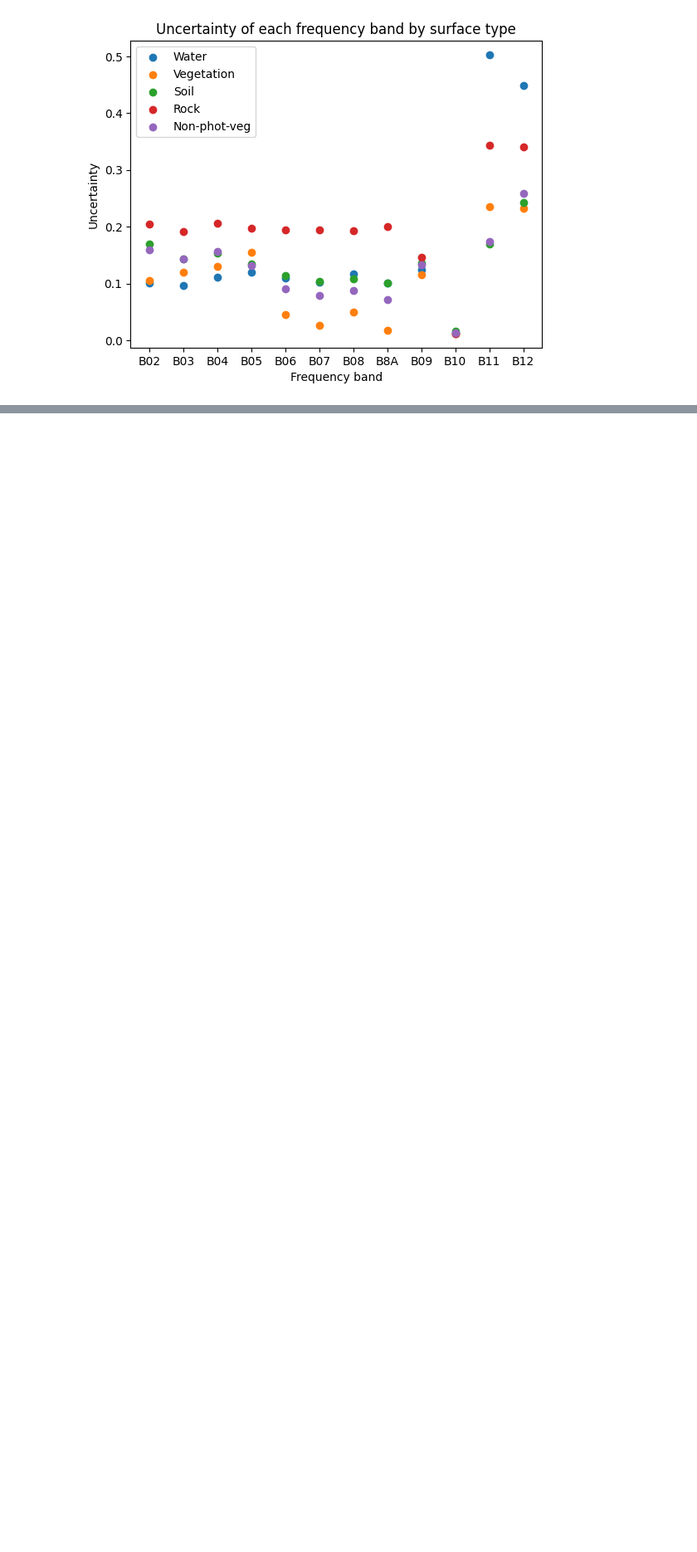
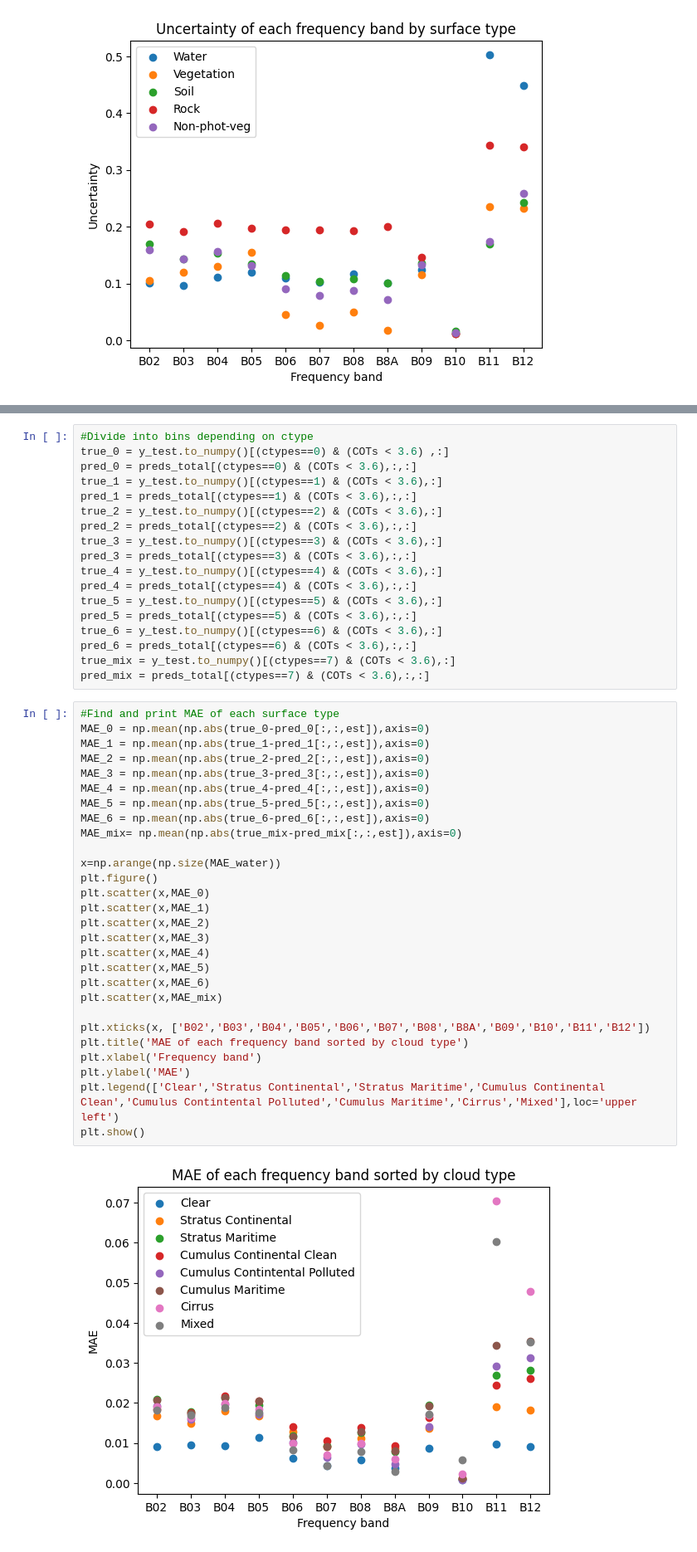
Before and after one commit to chiara-aisweden/cloud_rm, a Jupyter notebook: Showroom.ipynb, the cells around one changed output, grey strips where cells are left out. Shown at 83% size. Cells and saved outputs as stored; diff of their text form; blank space fills up the shorter version.

```diff
--- a/Showroom.ipynb
+++ b/Showroom.ipynb
@@ -424,6 +391,54 @@ plt.legend(['Clear','Stratus Continental','Stratus Maritime','Cumulus Continenta
 plt.show()
 # %% [output]
 [figure]
+# %%
+#Divide into bins depending on ctype
+true_0 = y_test.to_numpy()[(ctypes==0) & (COTs < 3.6) ,:]
+pred_0 = preds_total[(ctypes==0) & (COTs < 3.6),:,:]
+true_1 = y_test.to_numpy()[(ctypes==1) & (COTs < 3.6),:]
+pred_1 = preds_total[(ctypes==1) & (COTs < 3.6),:,:]
+true_2 = y_test.to_numpy()[(ctypes==2) & (COTs < 3.6),:]
+pred_2 = preds_total[(ctypes==2) & (COTs < 3.6),:,:]
+true_3 = y_test.to_numpy()[(ctypes==3) & (COTs < 3.6),:]
+pred_3 = preds_total[(ctypes==3) & (COTs < 3.6),:,:]
+true_4 = y_test.to_numpy()[(ctypes==4) & (COTs < 3.6),:]
+pred_4 = preds_total[(ctypes==4) & (COTs < 3.6),:,:]
+true_5 = y_test.to_numpy()[(ctypes==5) & (COTs < 3.6),:]
+pred_5 = preds_total[(ctypes==5) & (COTs < 3.6),:,:]
+true_6 = y_test.to_numpy()[(ctypes==6) & (COTs < 3.6),:]
+pred_6 = preds_total[(ctypes==6) & (COTs < 3.6),:,:]
+true_mix = y_test.to_numpy()[(ctypes==7) & (COTs < 3.6),:]
+pred_mix = preds_total[(ctypes==7) & (COTs < 3.6),:,:]
+# %%
+#Find and print MAE of each surface type
+MAE_0 = np.mean(np.abs(true_0-pred_0[:,:,est]),axis=0)
+MAE_1 = np.mean(np.abs(true_1-pred_1[:,:,est]),axis=0)
+MAE_2 = np.mean(np.abs(true_2-pred_2[:,:,est]),axis=0)
+MAE_3 = np.mean(np.abs(true_3-pred_3[:,:,est]),axis=0)
+MAE_4 = np.mean(np.abs(true_4-pred_4[:,:,est]),axis=0)
+MAE_5 = np.mean(np.abs(true_5-pred_5[:,:,est]),axis=0)
+MAE_6 = np.mean(np.abs(true_6-pred_6[:,:,est]),axis=0)
+MAE_mix= np.mean(np.abs(true_mix-pred_mix[:,:,est]),axis=0)
+
+x=np.arange(np.size(MAE_water))
+plt.figure()
+plt.scatter(x,MAE_0)
+plt.scatter(x,MAE_1)
+plt.scatter(x,MAE_2)
+plt.scatter(x,MAE_3)
+plt.scatter(x,MAE_4)
+plt.scatter(x,MAE_5)
+plt.scatter(x,MAE_6)
+plt.scatter(x,MAE_mix)
+
+plt.xticks(x, ['B02','B03','B04','B05','B06','B07','B08','B8A','B09','B10','B11','B12'])
+plt.title('MAE of each frequency band sorted by cloud type')
+plt.xlabel('Frequency band')
+plt.ylabel('MAE')
+plt.legend(['Clear','Stratus Continental','Stratus Maritime','Cumulus Continental Clean','Cumulus Contintental Polluted','Cumulus Maritime','Cirrus','Mixed'],loc='upper left')
+plt.show()
+# %% [output]
+[figure, added]
 # %%
 #Find cases where the predicted uncertainty span does not include the +-20% of true value limit
 fail_list=[]
```
Also changed, not shown: parts of 3 cells of this notebook.
